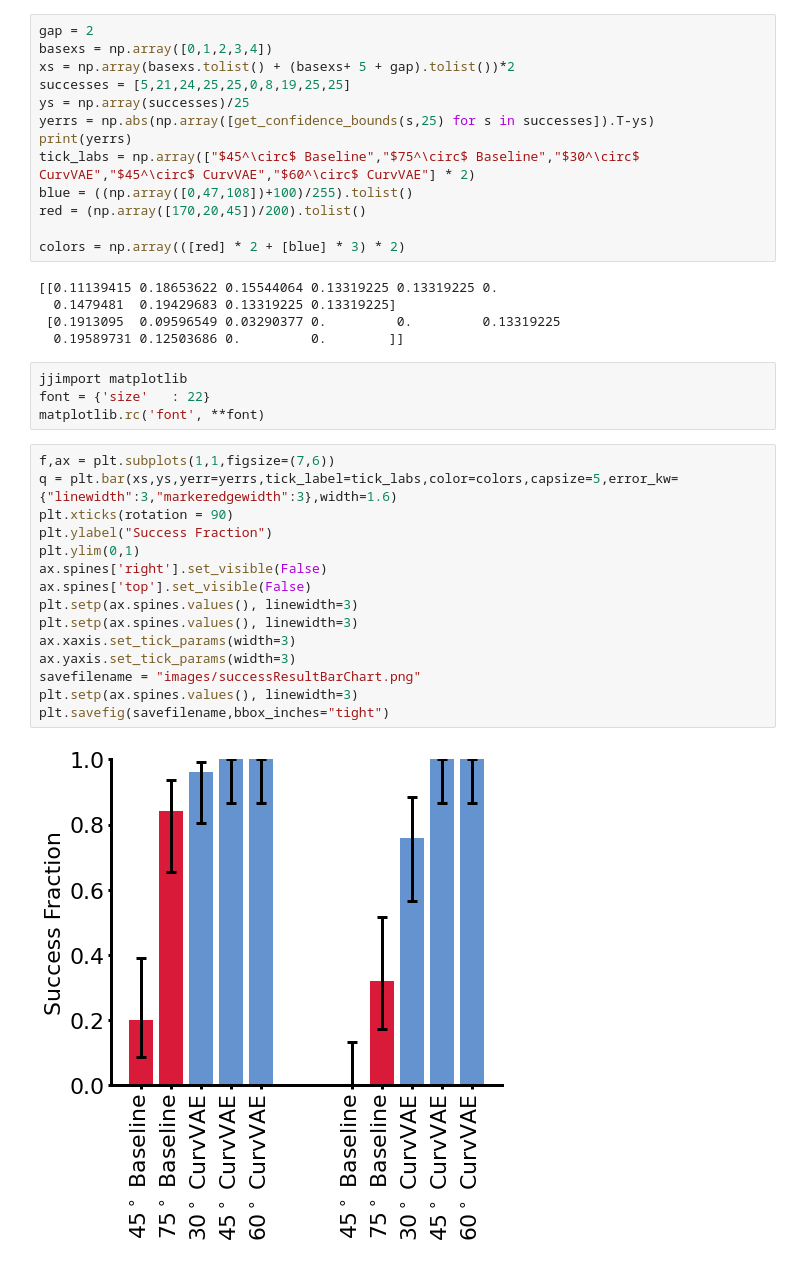
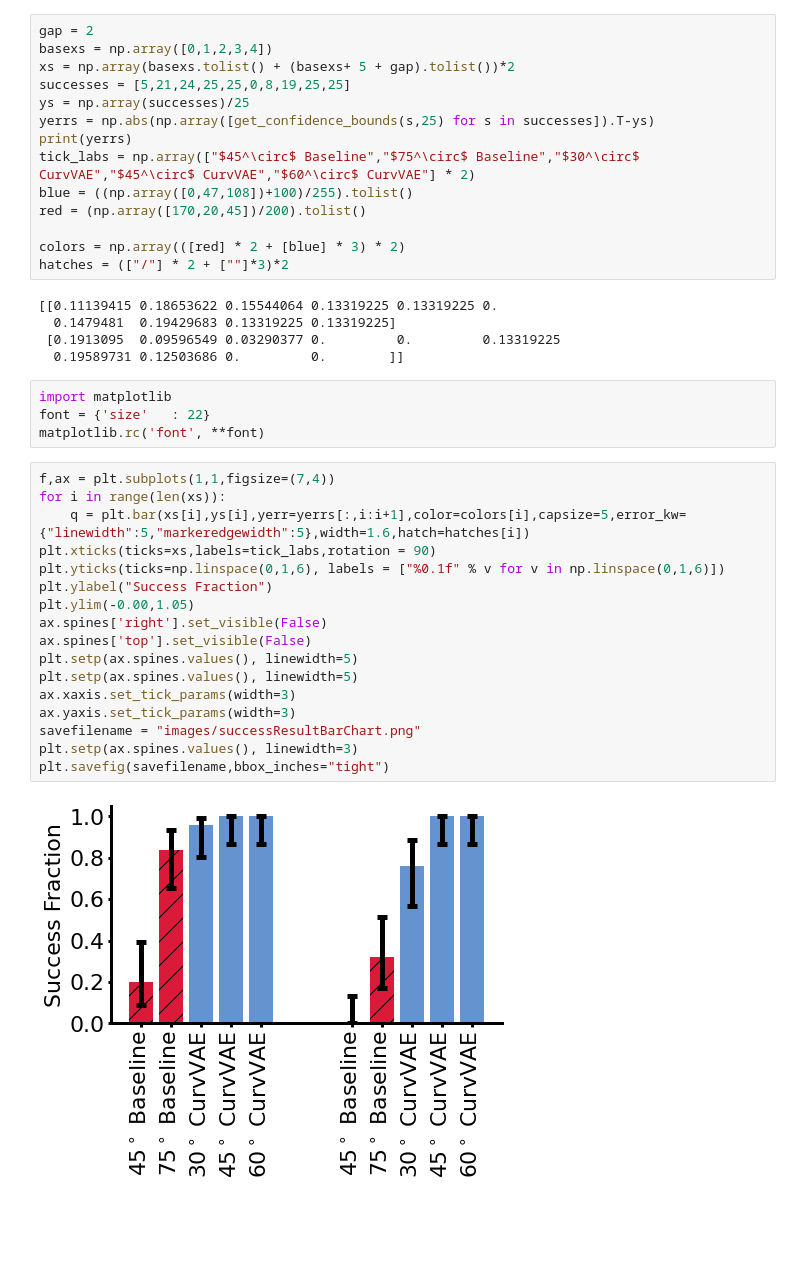
Before and after one commit to travers-rhodes/IROS2022CurvVAE, a Jupyter notebook: notebooks/Binomial Confidence Intervals.ipynb, the cells around one changed output. Cells and saved outputs as stored; diff of their text form; blank space fills up the shorter version.

```diff
--- a/notebooks/Binomial Confidence Intervals.ipynb
+++ b/notebooks/Binomial Confidence Intervals.ipynb
@@ -28,32 +28,35 @@ blue = ((np.array([0,47,108])+100)/255).tolist()
 red = (np.array([170,20,45])/200).tolist()
 
 colors = np.array(([red] * 2 + [blue] * 3) * 2)
+hatches = (["/"] * 2 + [""]*3)*2
 # %% [output]
 [[0.11139415 0.18653622 0.15544064 0.13319225 0.13319225 0.
   0.1479481  0.19429683 0.13319225 0.13319225]
  [0.1913095  0.09596549 0.03290377 0.         0.         0.13319225
   0.19589731 0.12503686 0.         0.        ]]
 # %%
-jjimport matplotlib
+import matplotlib
 font = {'size'   : 22}
 matplotlib.rc('font', **font)
 # %%
-f,ax = plt.subplots(1,1,figsize=(7,6))
-q = plt.bar(xs,ys,yerr=yerrs,tick_label=tick_labs,color=colors,capsize=5,error_kw={"linewidth":3,"markeredgewidth":3},width=1.6)
-plt.xticks(rotation = 90)
+f,ax = plt.subplots(1,1,figsize=(7,4))
+for i in range(len(xs)):
+    q = plt.bar(xs[i],ys[i],yerr=yerrs[:,i:i+1],color=colors[i],capsize=5,error_kw={"linewidth":5,"markeredgewidth":5},width=1.6,hatch=hatches[i])
+plt.xticks(ticks=xs,labels=tick_labs,rotation = 90)
+plt.yticks(ticks=np.linspace(0,1,6), labels = ["%0.1f" % v for v in np.linspace(0,1,6)])
 plt.ylabel("Success Fraction")
-plt.ylim(0,1)
+plt.ylim(-0.00,1.05)
 ax.spines['right'].set_visible(False)
 ax.spines['top'].set_visible(False)
-plt.setp(ax.spines.values(), linewidth=3)
-plt.setp(ax.spines.values(), linewidth=3)
+plt.setp(ax.spines.values(), linewidth=5)
+plt.setp(ax.spines.values(), linewidth=5)
 ax.xaxis.set_tick_params(width=3)
 ax.yaxis.set_tick_params(width=3)
 savefilename = "images/successResultBarChart.png"
 plt.setp(ax.spines.values(), linewidth=3)
 plt.savefig(savefilename,bbox_inches="tight")
 # %% [output]
-[figure, old version]
+[figure, new version]
 # %%
 from PIL import Image
 img = Image.open(savefilename).convert("L")
```
Also changed, not shown: parts of 4 cells of this notebook, 2 other files.
